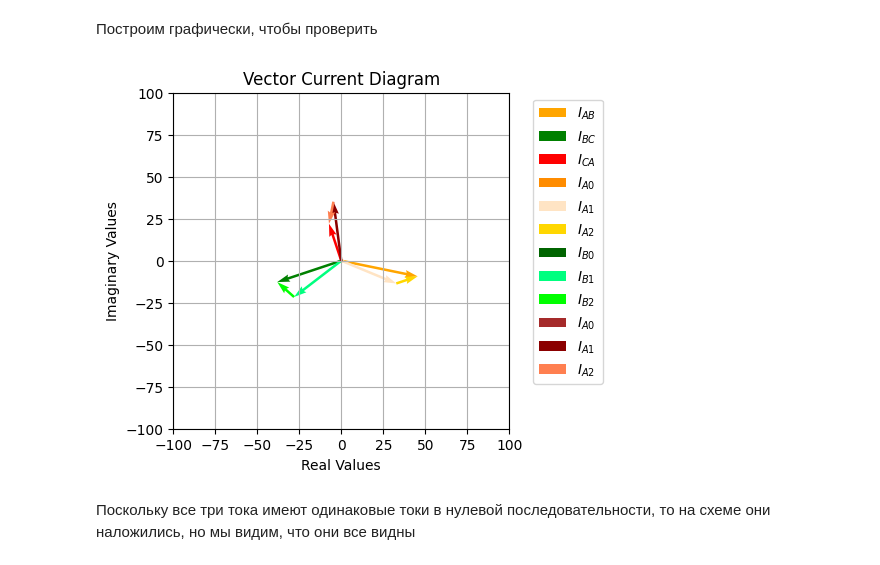
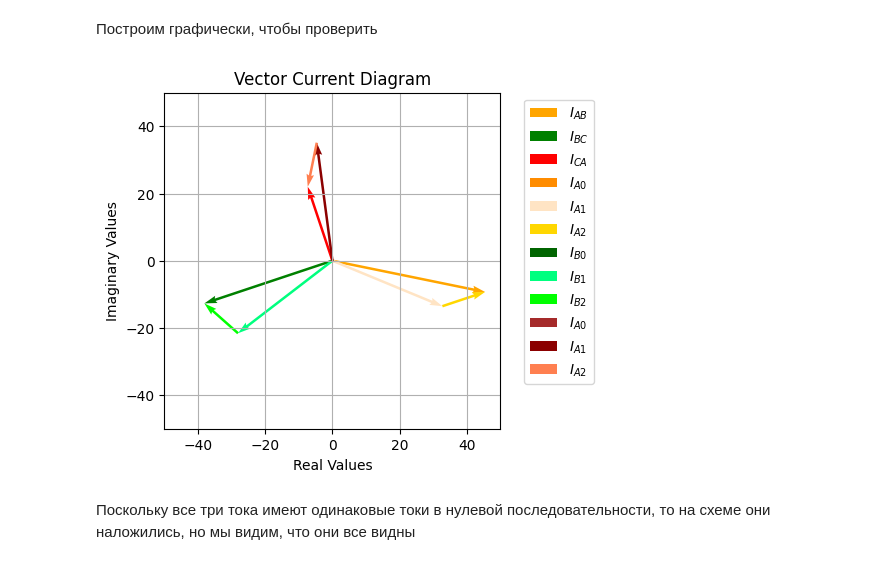
Before and after one commit to M007AX/Coursework-part-III-TBE, a Jupyter notebook: Курсовая_по_ТОЭ_3я_часть.ipynb, the cells around one changed output. Drawn from its saved outputs; the diff is of its cells as text; code cells hidden in the pictures.

```diff
--- a/Курсовая_по_ТОЭ_3я_часть.ipynb
+++ b/Курсовая_по_ТОЭ_3я_часть.ipynb
@@ -2038,33 +2077,33 @@ Currents_input2C = {
 # %%
 plt.quiver(0, 0, abs(I_AB) * np.cos(np.angle(I_AB)), abs(I_AB) * np.sin(np.angle(I_AB)),
            angles='xy', scale_units='xy',  scale=1, color="orange", label="$I_{AB}$")
 plt.quiver(0, 0, abs(I_BC) * np.cos(np.angle(I_BC)), abs(I_BC) * np.sin(np.angle(I_BC)),
            angles='xy', scale_units='xy',  scale=1, color="green", label="$I_{BC}$")
 plt.quiver(0, 0, abs(I_CA) * np.cos(np.angle(I_CA)), abs(I_CA) * np.sin(np.angle(I_CA)),
            angles='xy', scale_units='xy',  scale=1, color="red", label="$I_{CA}$")
 
 create_vector_diagram_no_text(Currents_input2A)
 create_vector_diagram_no_text(Currents_input2B)
 create_vector_diagram_no_text(Currents_input2C)
 
 
 #plt.tight_layout()
 plt.legend()
 plt.gca().set_aspect('equal', adjustable='box')
 plt.grid()
 
 plt.title("Vector Current Diagram")
 plt.xlabel("Real Values")
 plt.ylabel("Imaginary Values")
 
-plt.xlim(-100, 100)
-plt.ylim(-100, 100)
+plt.xlim(-50, 50)
+plt.ylim(-50, 50)
 
 plt.legend(bbox_to_anchor=(1.05, 1), loc='upper left')
 
 plt.subplots_adjust(left=0.15, right=0.85, top=0.85, bottom=0.15)
 # %% [output]
-[figure, old version]
+[figure, new version]
 # %% [markdown]
 Поскольку все три тока имеют одинаковые токи в нулевой последовательности, то на схеме они наложились, но мы видим, что они все видны
 # %% [markdown]
```
Also changed, not shown: parts of 23 cells of this notebook.
